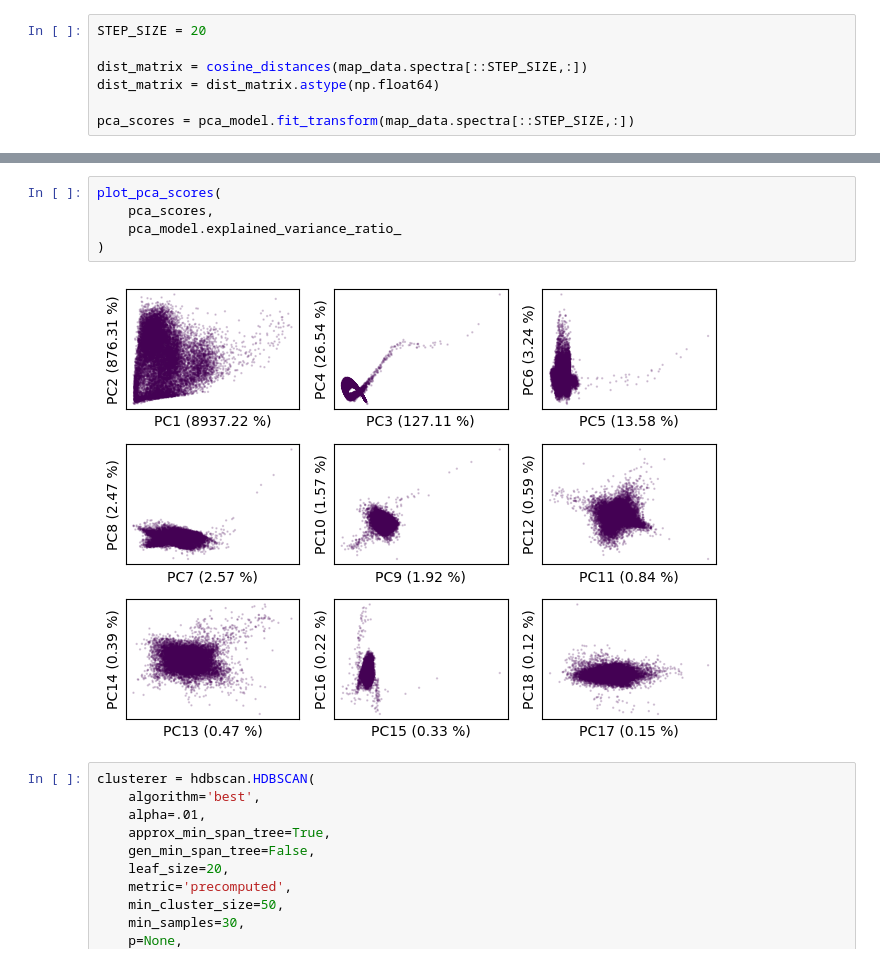
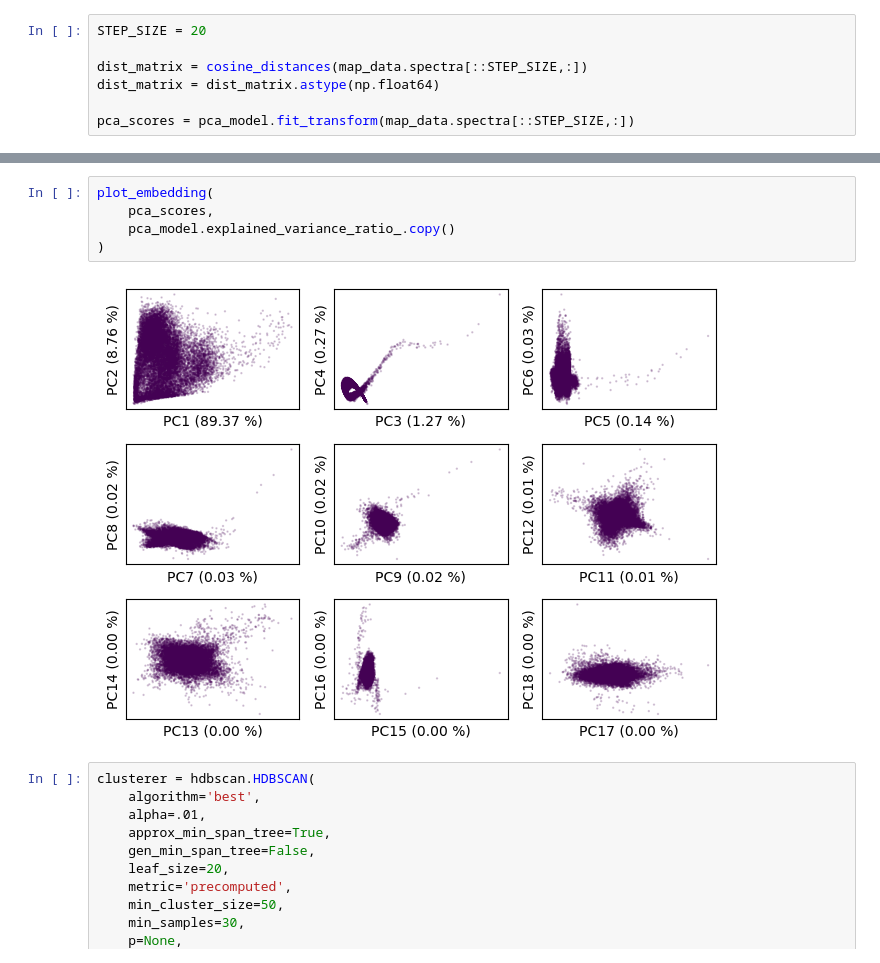
Before and after one commit to ekepes112/libs_segmentation, a Jupyter notebook: notebooks/EXP_fullSpectralClustering.ipynb, the cells around one changed output, grey strips where cells are left out. Saved outputs shown, nothing was run; the diff lists cells and outputs as text.

```diff
--- a/notebooks/EXP_fullSpectralClustering.ipynb
+++ b/notebooks/EXP_fullSpectralClustering.ipynb
@@ -94,12 +116,12 @@ def plot_pca_scores(
     fig.tight_layout()
     fig.show()
 # %%
-plot_pca_scores(
+plot_embedding(
     pca_scores,
-    pca_model.explained_variance_ratio_
+    pca_model.explained_variance_ratio_.copy()
 )
 # %% [output]
-[figure, old version]
+[figure, new version]
 # %%
 clusterer = hdbscan.HDBSCAN(
     algorithm='best',
```
Also changed, not shown: parts of 7 cells of this notebook.
